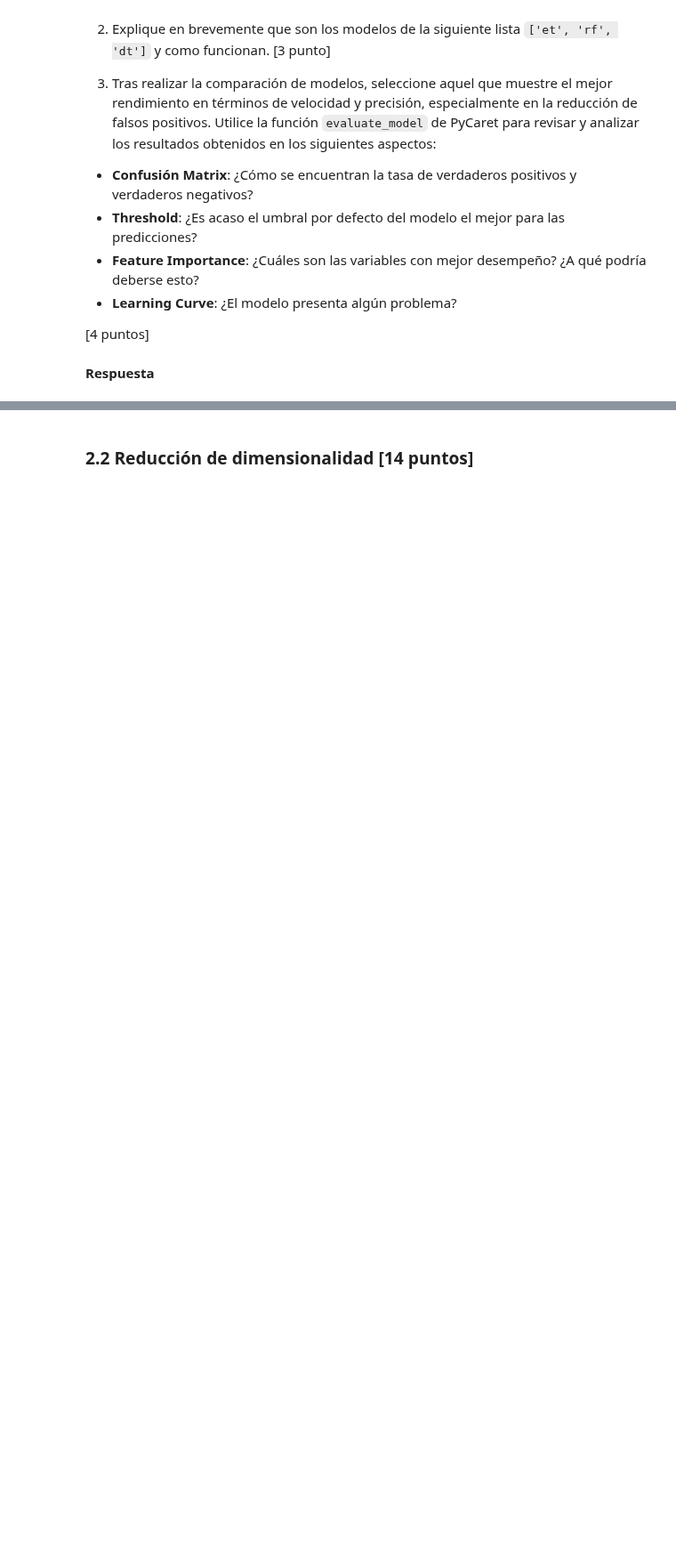
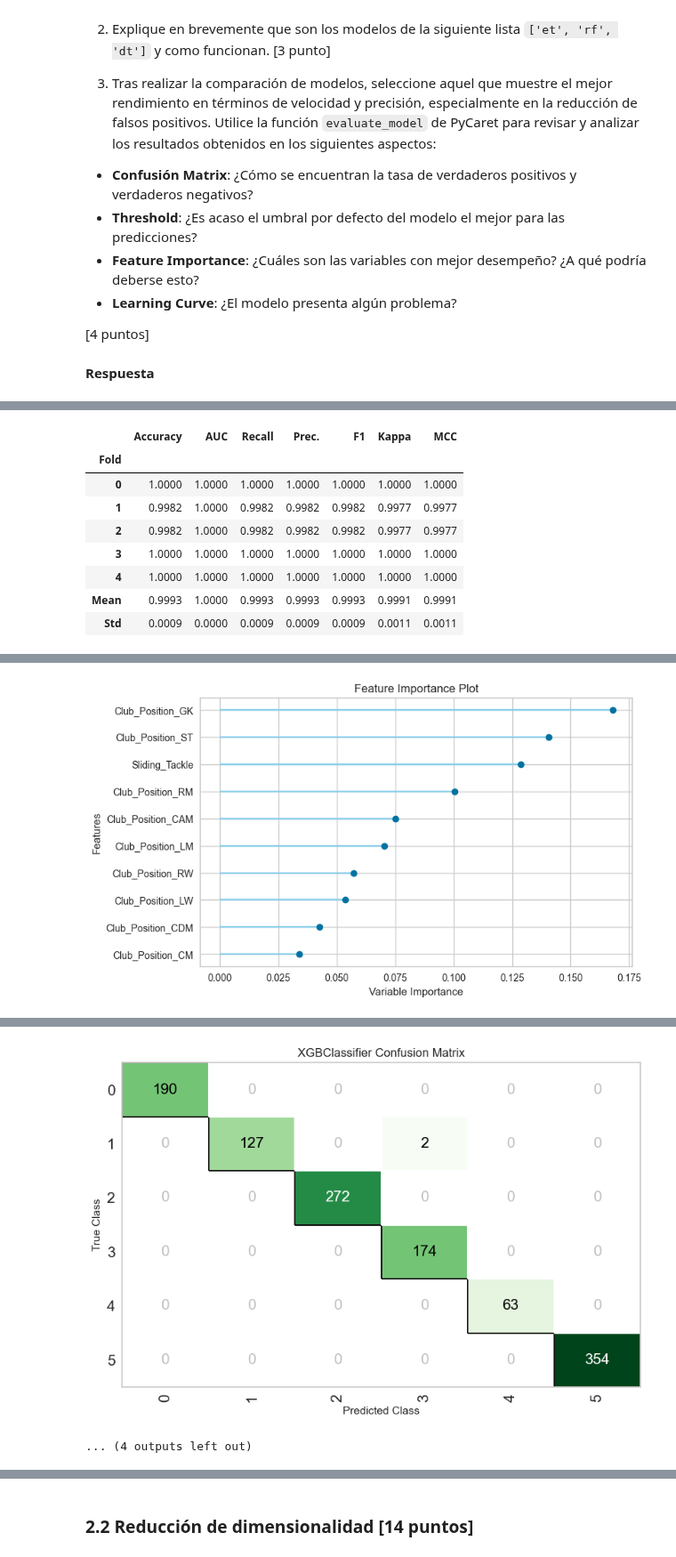
Before and after one commit to Qajirr/MDS7202-Labs, a Jupyter notebook: Lab 7 - Clasificación/Lab_7_enunciado.ipynb, the cells around one changed output, grey strips where cells are left out. Shown at 89% size. Drawn from its saved outputs; the diff is of its cells as text; code cells hidden in the pictures; blank space fills up the shorter version.

```diff
--- a/Lab 7 - Clasificación/Lab_7_enunciado.ipynb
+++ b/Lab 7 - Clasificación/Lab_7_enunciado.ipynb
@@ -152,7 +152,7 @@ from lightgbm import LGBMClassifier
 from sklearn.metrics import classification_report, accuracy_score, precision_score, recall_score
 # %%
 # Carga de datos
-df = pd.read_csv(r'stats_players.csv')
+df = pd.read_csv(r'c:\Users\joaqu\Downloads\stats_players.csv')
 # %%
 df.columns
 # %% [output]
@@ -537,60 +550,44 @@ Para la comparación, utilice los siguientes modelos:
 # %% [markdown]
 **Respuesta**
 # %%
-from sklearn.model_selection import cross_val_score, train_test_split
-from sklearn.ensemble import ExtraTreesClassifier, RandomForestClassifier
-from sklearn.tree import DecisionTreeClassifier
-from xgboost import XGBClassifier
-from lightgbm import LGBMClassifier
-from catboost import CatBoostClassifier
-from sklearn.metrics import accuracy_score, precision_score, confusion_matrix
-from sklearn.preprocessing import LabelEncoder
-import pandas as pd
-import numpy as np
-import time
-from pycaret.classification import ClassificationExperiment
-import pandas as pd
-import matplotlib.pyplot as plt
-# Asumiendo que df_new es tu DataFrame con la columna 'label' ya creada
-X = df_new.drop('label', axis=1)
-y = df_new['label']
+from pycaret.classification import *
+import os
 
-
-
-# Asumiendo que df_new es tu DataFrame con la columna 'label' ya creada
+os.environ["PYCARET_CUSTOM_LOGGING_LEVEL"] = "CRITICAL"
 
 # Inicializar el experimento de clasificación
-exp = ClassificationExperiment()
-exp.setup(data=df_new, target='label', session_id=123, silent=True,
-          verbose=False, fold_strategy='stratified', fold=5)
+exp = setup(data=df_new, target='label', session_id=123,
+            verbose=False, fold_strategy='stratifiedkfold', fold=5)
 
 # Comparar modelos de árbol
-tree_models = exp.compare_models(include=['et', 'rf', 'dt', 'xgboost', 'lightgbm', 'catboost'],
-                                 sort='Precision', n_select=6)
+tree_models = compare_models(include=['et', 'rf', 'dt', 'xgboost', 'lightgbm', 'catboost'],
+                             sort='Precision', n_select=6)
 
 # Mostrar los resultados de la comparación
-print(exp.pull())
+print(pull())
 
 # Seleccionar el mejor modelo (asumiendo que es el primero en la lista)
 best_model = tree_models[0]
 
 # Evaluar el mejor modelo
-exp.evaluate_model(best_model)
+evaluate_model(best_model)
 
 # Crear el modelo final
-final_model = exp.create_model(best_model)
+final_model = create_model(best_model)
 
 # Obtener la importancia de las características
-feature_importance = exp.plot_model(final_model, plot='feature', save=True)
+plot_model(final_model, plot='feature')
 
 # Mostrar la matriz de confusión
-exp.plot_model(final_model, plot='confusion_matrix', save=True)
+plot_model(final_model, plot='confusion_matrix')
 
 # Mostrar la curva ROC
-exp.plot_model(final_model, plot='auc', save=True)
+plot_model(final_model, plot='auc')
 
 # Mostrar la curva de aprendizaje
-exp.plot_model(final_model, plot='learning', save=True)
+plot_model(final_model, plot='learning')
 
+# Guardar las gráficas
+import matplotlib.pyplot as plt
 plt.show()
 # %% [output]
@@ -597,0 +620,9 @@ ImportError: cannot import name '_print_elapsed_time' from 'sklearn.utils' (c:\U
+|  | Accuracy | AUC | Recall | Prec. | F1 | Kappa | MCC |
+| Fold |  |  |  |  |  |  |  |
+| 0 | 1.0000 | 1.0000 | 1.0000 | 1.0000 | 1.0000 | 1.0000 | 1.0000 |
+| 1 | 0.9982 | 1.0000 | 0.9982 | 0.9982 | 0.9982 | 0.9977 | 0.9977 |
+| 2 | 0.9982 | 1.0000 | 0.9982 | 0.9982 | 0.9982 | 0.9977 | 0.9977 |
+| 3 | 1.0000 | 1.0000 | 1.0000 | 1.0000 | 1.0000 | 1.0000 | 1.0000 |
+| 4 | 1.0000 | 1.0000 | 1.0000 | 1.0000 | 1.0000 | 1.0000 | 1.0000 |
+| Mean | 0.9993 | 1.0000 | 0.9993 | 0.9993 | 0.9993 | 0.9991 | 0.9991 |
+| Std | 0.0009 | 0.0000 | 0.0009 | 0.0009 | 0.0009 | 0.0011 | 0.0011 |
@@ -597,0 +631 @@ ImportError: cannot import name '_print_elapsed_time' from 'sklearn.utils' (c:\U
+[figure, added]
@@ -597,0 +633,2 @@ ImportError: cannot import name '_print_elapsed_time' from 'sklearn.utils' (c:\U
+[figure, added]
+... (4 outputs left out)
```
Also changed, not shown: parts of 12 cells of this notebook, 6 other files.
